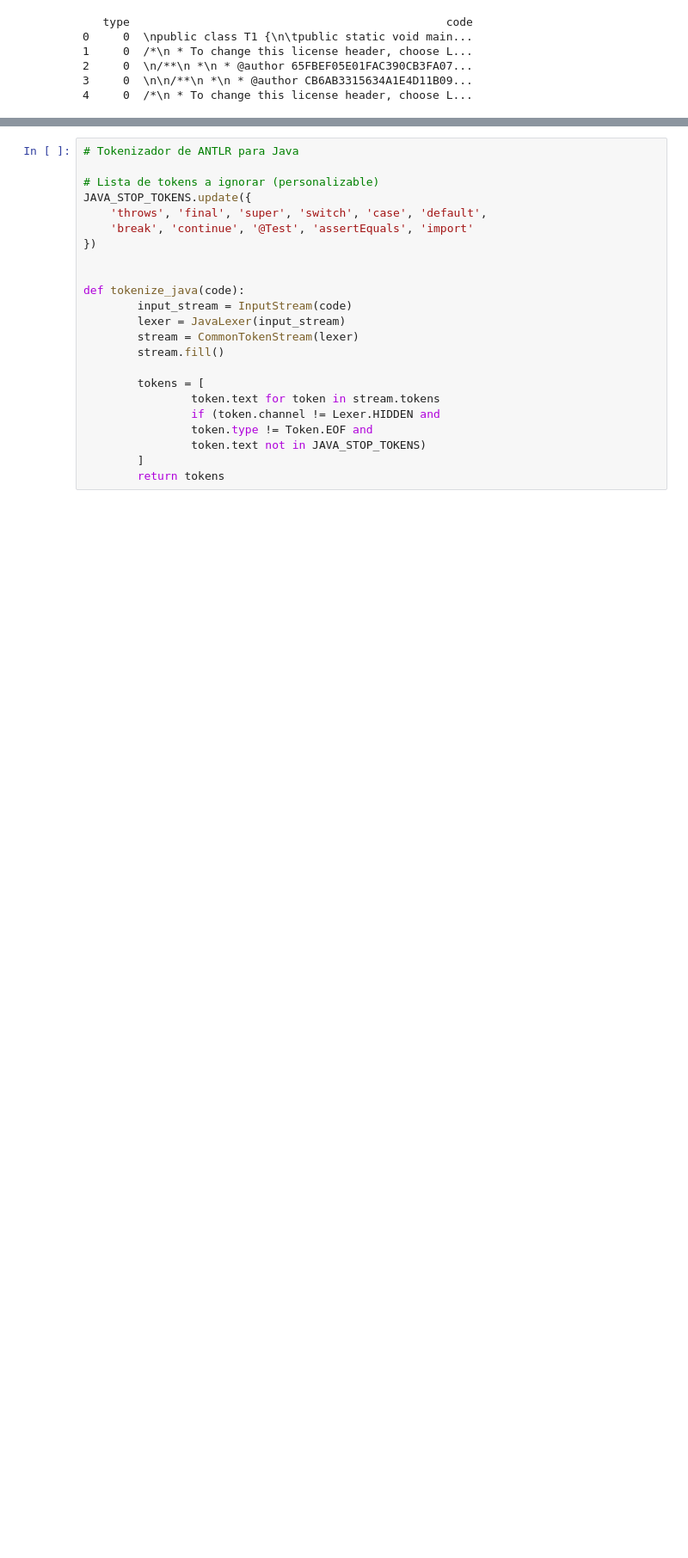
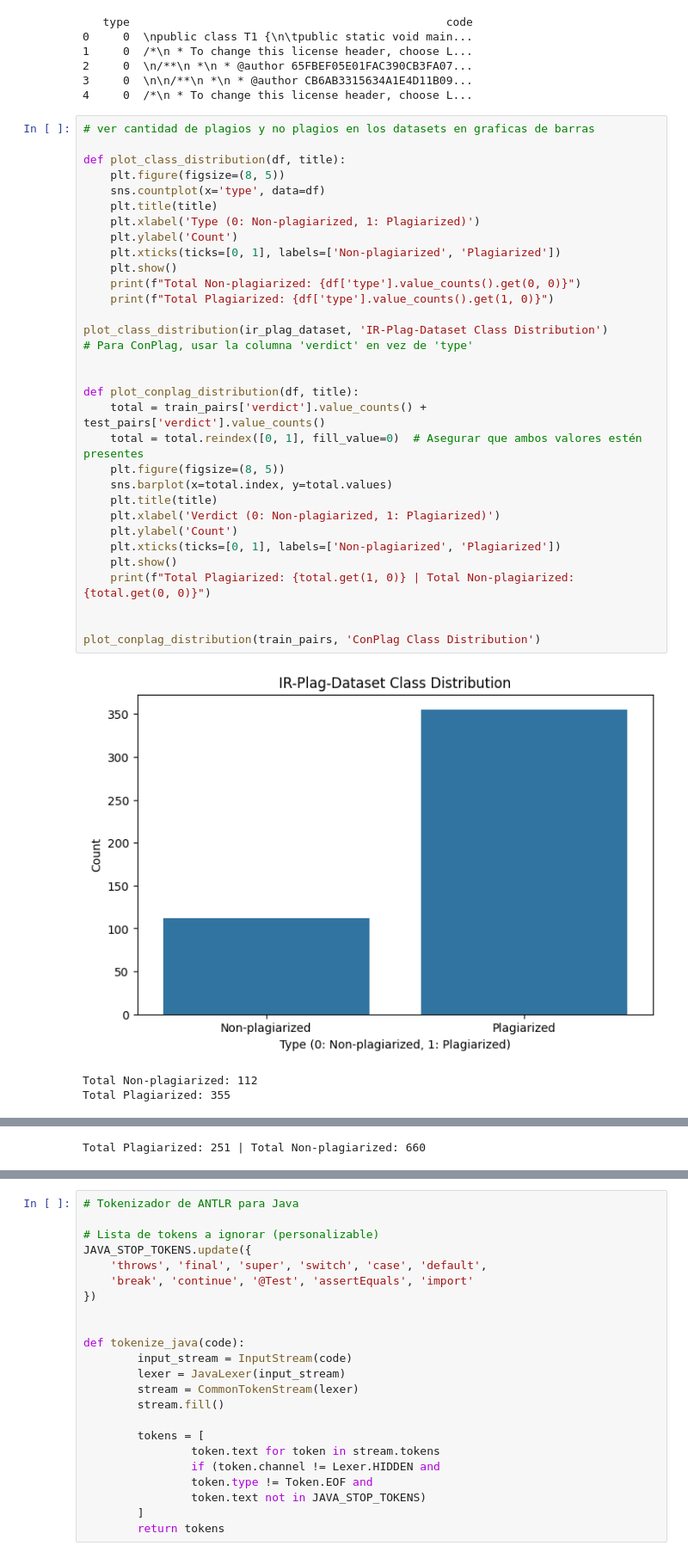
Before and after one commit to ElGonan/tc3002b-reto, a Jupyter notebook: src/project.ipynb, the cells around one changed output, grey strips where cells are left out. Shown at 86% size. Drawn from its saved outputs; the diff is of its cells as text; blank space fills up the shorter version.

Commit message:
paper nuevo y datasets claros

```diff
--- a/src/project.ipynb
+++ b/src/project.ipynb
@@ -130,3 +134,39 @@ print(ir_plag_dataset.head())
 2     0  \n/**\n *\n * @author 65FBEF05E01FAC390CB3FA07...
 3     0  \n\n/**\n *\n * @author CB6AB3315634A1E4D11B09...
 4     0  /*\n * To change this license header, choose L...
+# %%
+# ver cantidad de plagios y no plagios en los datasets en graficas de barras
+
+def plot_class_distribution(df, title):
+    plt.figure(figsize=(8, 5))
+    sns.countplot(x='type', data=df)
+    plt.title(title)
+    plt.xlabel('Type (0: Non-plagiarized, 1: Plagiarized)')
+    plt.ylabel('Count')
+    plt.xticks(ticks=[0, 1], labels=['Non-plagiarized', 'Plagiarized'])
+    plt.show()
+    print(f"Total Non-plagiarized: {df['type'].value_counts().get(0, 0)}")
+    print(f"Total Plagiarized: {df['type'].value_counts().get(1, 0)}")
+
+plot_class_distribution(ir_plag_dataset, 'IR-Plag-Dataset Class Distribution')
+# Para ConPlag, usar la columna 'verdict' en vez de 'type'
+
+
+def plot_conplag_distribution(df, title):
+    total = train_pairs['verdict'].value_counts() + test_pairs['verdict'].value_counts()
+    total = total.reindex([0, 1], fill_value=0)  # Asegurar que ambos valores estén presentes
+    plt.figure(figsize=(8, 5))
+    sns.barplot(x=total.index, y=total.values)
+    plt.title(title)
+    plt.xlabel('Verdict (0: Non-plagiarized, 1: Plagiarized)')
+    plt.ylabel('Count')
+    plt.xticks(ticks=[0, 1], labels=['Non-plagiarized', 'Plagiarized'])
+    plt.show()
+    print(f"Total Plagiarized: {total.get(1, 0)} | Total Non-plagiarized: {total.get(0, 0)}")
+
+
+plot_conplag_distribution(train_pairs, 'ConPlag Class Distribution')
+# %% [output]
+[figure, added]
+Total Non-plagiarized: 112
+Total Plagiarized: 355
@@ -132,0 +174 @@ print(ir_plag_dataset.head())
+Total Plagiarized: 251 | Total Non-plagiarized: 660
```
Also changed, not shown: parts of 5 cells of this notebook, 1 other file.
